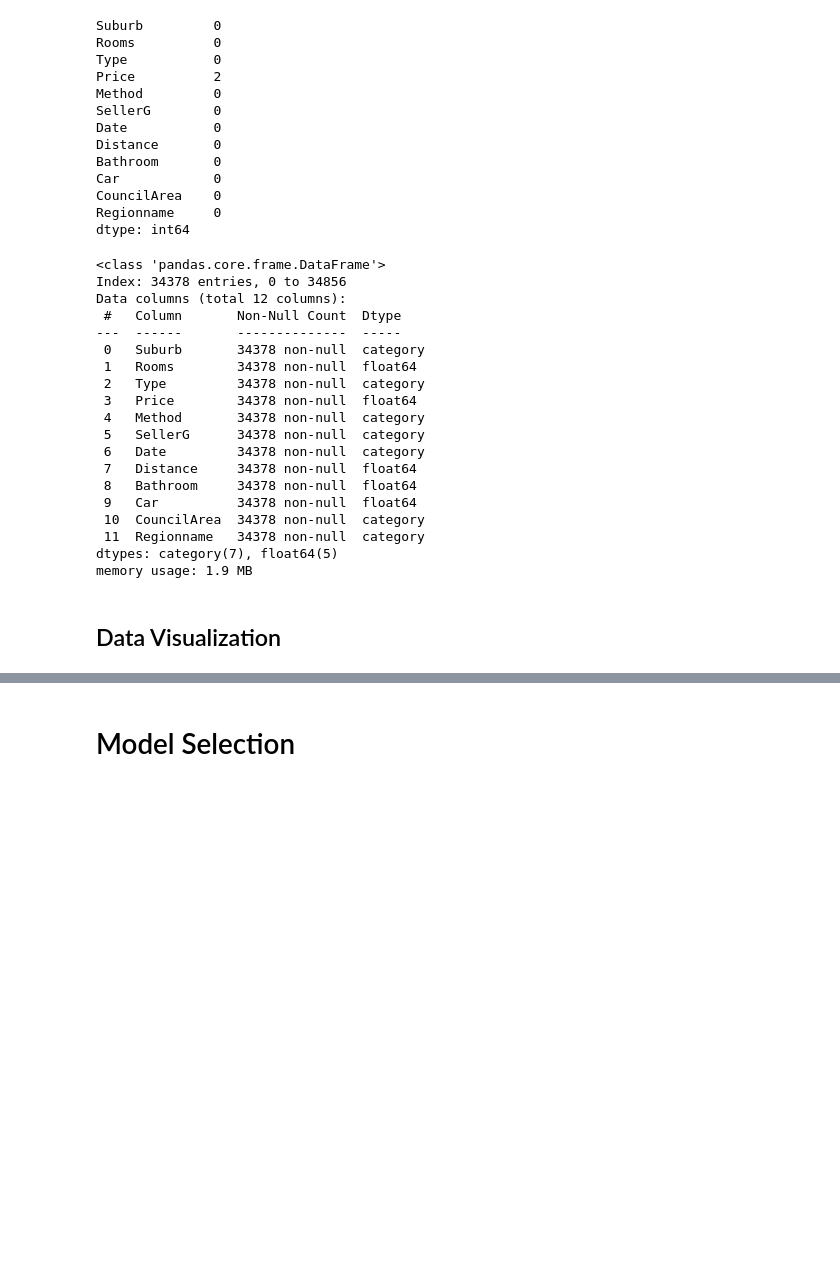
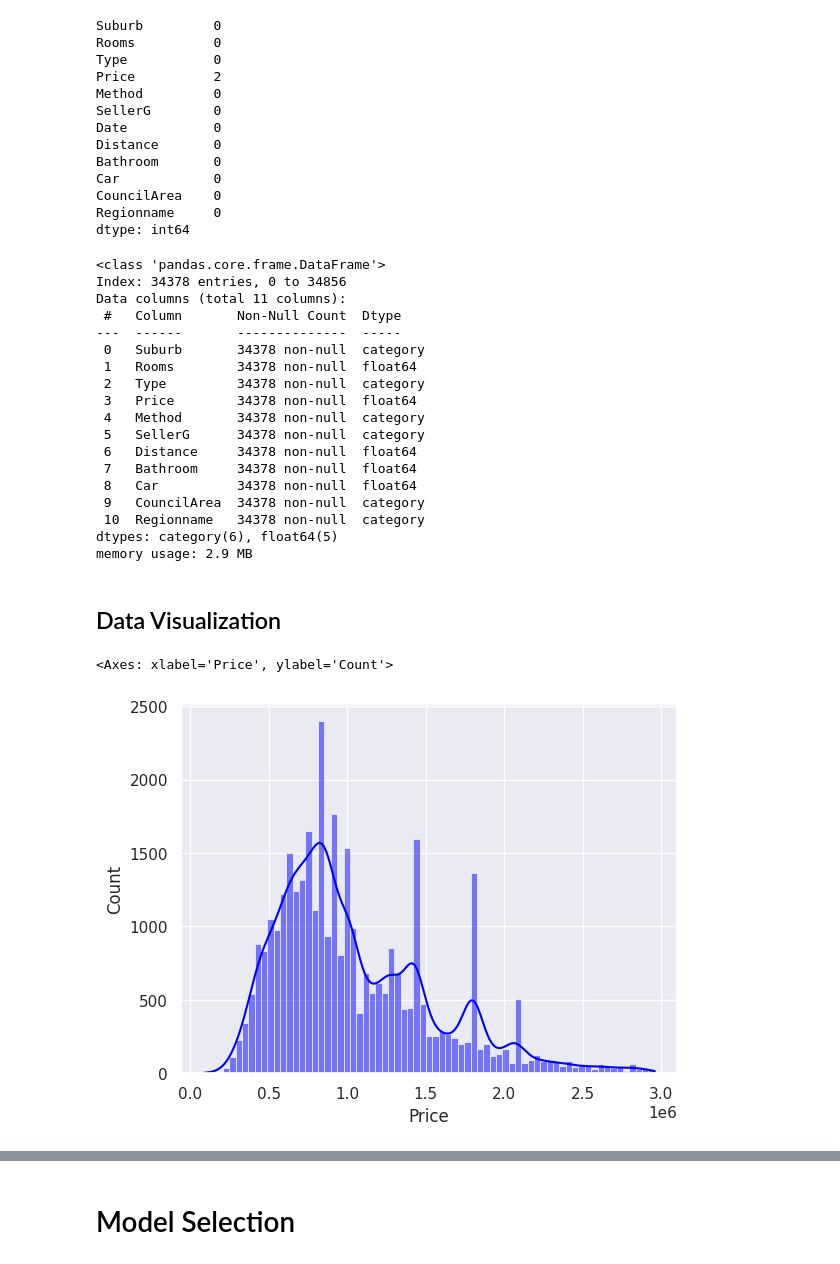
Before and after one commit to acelyavul/melbourne_housing_market_price_prediction, a Jupyter notebook: notebookc611bf6c34.ipynb, the cells around one changed output, grey strips where cells are left out. Cells and saved outputs as stored; diff of their text form; code cells hidden in the pictures; blank space fills up the shorter version.

```diff
--- a/notebookc611bf6c34.ipynb
+++ b/notebookc611bf6c34.ipynb
@@ -488,5 +490,6 @@ dtype: int64
 # Remove all rows that has missing val in Distance
 # Yearbuilt has a lot of missing values so it will be discarded
 # Address is not necessary because of suburb and regionname features
+# Date is not necessary
 df.dropna(axis=0, subset="Distance", inplace=True)
-df.drop(["Address", "YearBuilt"],axis=1,inplace=True)
+df.drop(["Address", "YearBuilt", "Date"],axis=1,inplace=True)
@@ -542,7 +528,7 @@ df.info()
 # %% [output]
 <class 'pandas.core.frame.DataFrame'>
 Index: 34378 entries, 0 to 34856
-Data columns (total 12 columns):
+Data columns (total 11 columns):
  #   Column       Non-Null Count  Dtype
 ---  ------       --------------  -----
  0   Suburb       34378 non-null  category
@@ -551,13 +537,18 @@ Data columns (total 12 columns):
  3   Price        34378 non-null  float64
  4   Method       34378 non-null  category
  5   SellerG      34378 non-null  category
- 6   Date         34378 non-null  category
- 7   Distance     34378 non-null  float64
- 8   Bathroom     34378 non-null  float64
- 9   Car          34378 non-null  float64
- 10  CouncilArea  34378 non-null  category
- 11  Regionname   34378 non-null  category
-dtypes: category(7), float64(5)
-memory usage: 1.9 MB
+ 6   Distance     34378 non-null  float64
+ 7   Bathroom     34378 non-null  float64
+ 8   Car          34378 non-null  float64
+ 9   CouncilArea  34378 non-null  category
+ 10  Regionname   34378 non-null  category
+dtypes: category(6), float64(5)
+memory usage: 2.9 MB
 # %% [markdown]
 ## Data Visualization
+# %%
+# Creates histogram to see price distribution
+sns.histplot(data=df["Price"], kde=True, color="blue" )
+# %% [output]
+<Axes: xlabel='Price', ylabel='Count'>
+[figure, added]
```
Also changed, not shown: parts of 16 cells of this notebook.
